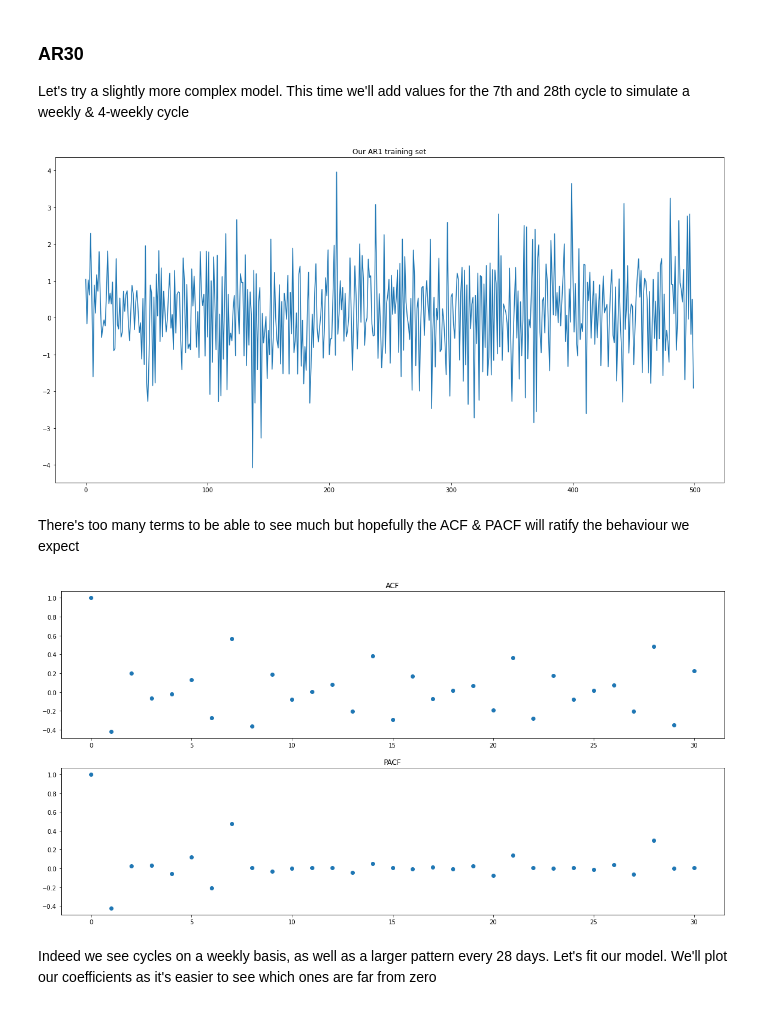
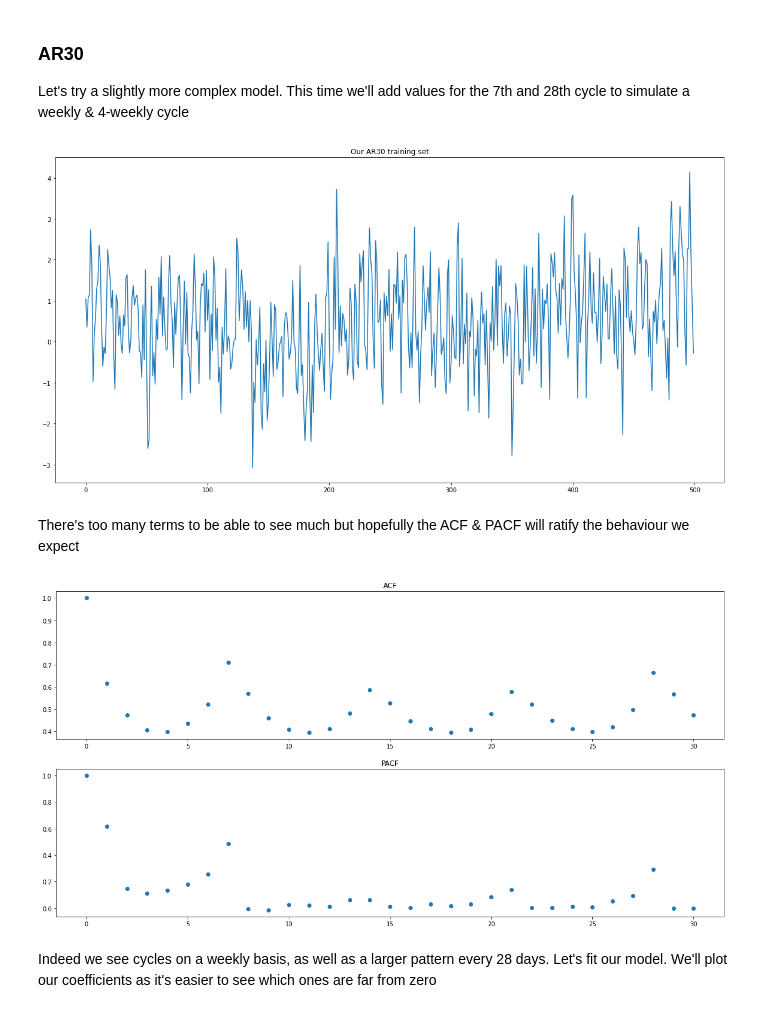
Before and after one commit to nickwood/endochrone, a Jupyter notebook: examples/AR_time_series.ipynb, the cells around one changed output. Cells and saved outputs as stored; diff of their text form; code cells hidden in the pictures.

```diff
--- a/examples/AR_time_series.ipynb
+++ b/examples/AR_time_series.ipynb
@@ -98,14 +101,14 @@ Var Error: 0.9139392378636151
 Let's try a slightly more complex model. This time we'll add values for the 7th and 28th cycle to simulate a weekly & 4-weekly cycle
 # %%
 np.random.seed(seed=123455)
-corrs = [1, 0.25] + 5*[0] + [-0.4] + 20*[0] + [-0.3]
+corrs = [1, -0.25] + 5*[0] + [-0.34] + 20*[0] + [-0.3]
 arma2_func = partial(arma_generate_sample, corrs, [1], scale=1)
 N_train = 5000
 x2 = arma2_func(N_train)
-plt.title("Our AR1 training set")
+plt.title("Our AR30 training set")
 plt.plot(range(500), x2[:500]);
 # %% [output]
-[figure, old version]
+[figure, new version]
 # %% [markdown]
 There's too many terms to be able to see much but hopefully the ACF & PACF will ratify the behaviour we expect
 # %%
@@ -119,7 +122,7 @@ a2[0].set_title('ACF')
 a2[1].scatter(range(n_lags+1), ar2_pacf)
 a2[1].set_title('PACF');
 # %% [output]
-[figure, old version]
+[figure, new version]
 # %% [markdown]
 Indeed we see cycles on a weekly basis, as well as a larger pattern every 28 days. Let's fit our model. We'll plot our coefficients as it's easier to see which ones are far from zero
 # %%
```
Also changed, not shown: parts of 11 cells of this notebook.
